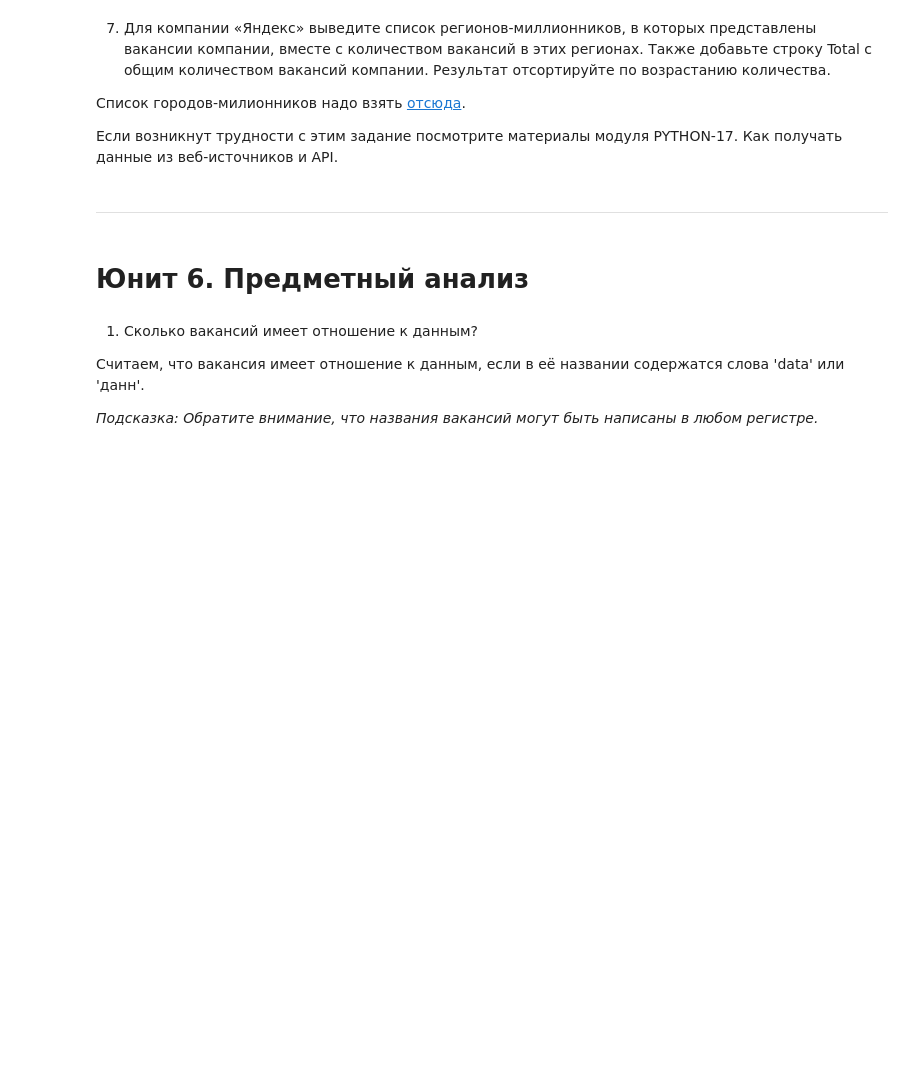
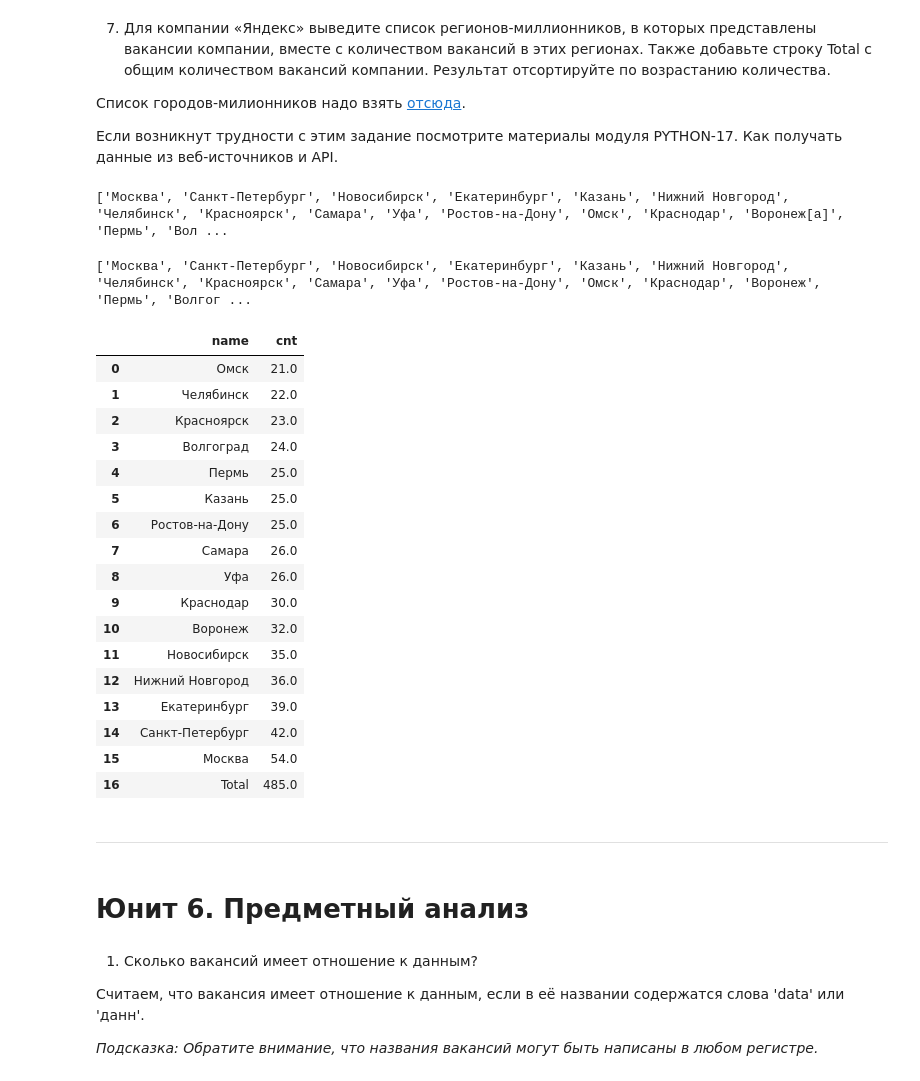
Before and after one commit to esmelnikova/education_dst_128, a Jupyter notebook: Project_2/notebooks/Project_2_Анализ вакансий HeadHunter.ipynb, the cells around one changed output. Saved outputs shown, nothing was run; the diff lists cells and outputs as text; code cells hidden in the pictures; blank space fills up the shorter version.

```diff
--- a/Project_2/notebooks/Project_2_Анализ вакансий HeadHunter.ipynb
+++ b/Project_2/notebooks/Project_2_Анализ вакансий HeadHunter.ipynb
@@ -248,11 +435,67 @@ display(df)
 
 Если возникнут трудности с этим задание посмотрите материалы модуля  PYTHON-17. Как получать данные из веб-источников и API.
 # %%
-# код для получения списка городов-милионников
+# получение списка городов-милионников
+
+# найти таблицы на странице по ключевому слову
+url = 'https://ru.wikipedia.org/wiki/%D0%93%D0%BE%D1%80%D0%BE%D0%B4%D0%B0-%D0%BC%D0%B8%D0%BB%D0%BB%D0%B8%D0%BE%D0%BD%D0%B5%D1%80%D1%8B_%D0%A0%D0%BE%D1%81%D1%81%D0%B8%D0%B8'
+city_tb = pd.read_html(url, match='город')
+
+# получить из таблицы список названий городов-миллионников
+city_ls = list(city_tb[0]['Город']) if len(city_tb)>0 else []
+print(city_ls)
+# %% [output]
+['Москва', 'Санкт-Петербург', 'Новосибирск', 'Екатеринбург', 'Казань', 'Нижний Новгород', 'Челябинск', 'Красноярск', 'Самара', 'Уфа', 'Ростов-на-Дону', 'Омск', 'Краснодар', 'Воронеж[a]', 'Пермь', 'Вол ...
+# %%
+# убрать лишние символы из названия города
+city_ls[13]='Воронеж'
+print(city_ls)
+# %% [output]
+['Москва', 'Санкт-Петербург', 'Новосибирск', 'Екатеринбург', 'Казань', 'Нижний Новгород', 'Челябинск', 'Красноярск', 'Самара', 'Уфа', 'Ростов-на-Дону', 'Омск', 'Краснодар', 'Воронеж', 'Пермь', 'Волгог ...
 # %%
-# текст запроса
+# запрос
+
+emp_name='Яндекс'
+cities = "'" + "', '".join(city_ls) + "'"
+
+query_5_7 = f'''
+WITH mc_vac AS (
+	SELECT mc.name, count(vac.id) as cnt
+ 	FROM
+		(select id, name from public.areas where name in ({cities})
+		) as mc
+ 	JOIN public.vacancies vac ON vac.area_id=mc.id
+ 	JOIN public.employers emp ON emp.id=vac.employer_id
+ 	WHERE emp.name like '{emp_name}'
+ 	GROUP BY mc.name
+ ) --CTE выполняется единожды
+ SELECT * FROM mc_vac
+ UNION ALL
+ SELECT 'Total', sum(cnt) from mc_vac
+ ORDER BY cnt
+'''
 # %%
-# результат запроса
+df = pd.read_sql_query(query_5_7, connection)
+df
+# %% [output]
+|  | name | cnt |
+| 0 | Омск | 21.0 |
+| 1 | Челябинск | 22.0 |
+| 2 | Красноярск | 23.0 |
+| 3 | Волгоград | 24.0 |
+| 4 | Пермь | 25.0 |
+| 5 | Казань | 25.0 |
+| 6 | Ростов-на-Дону | 25.0 |
+| 7 | Самара | 26.0 |
+| 8 | Уфа | 26.0 |
+| 9 | Краснодар | 30.0 |
+| 10 | Воронеж | 32.0 |
+| 11 | Новосибирск | 35.0 |
+| 12 | Нижний Новгород | 36.0 |
+| 13 | Екатеринбург | 39.0 |
+| 14 | Санкт-Петербург | 42.0 |
+| 15 | Москва | 54.0 |
+| 16 | Total | 485.0 |
 # %% [markdown]
 ***
 # %%
```
Also changed, not shown: parts of 21 cells of this notebook.
